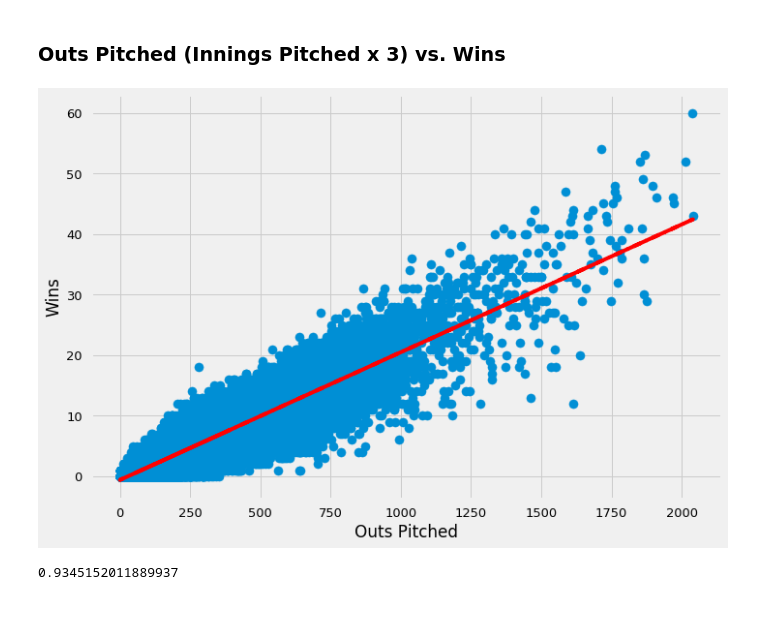
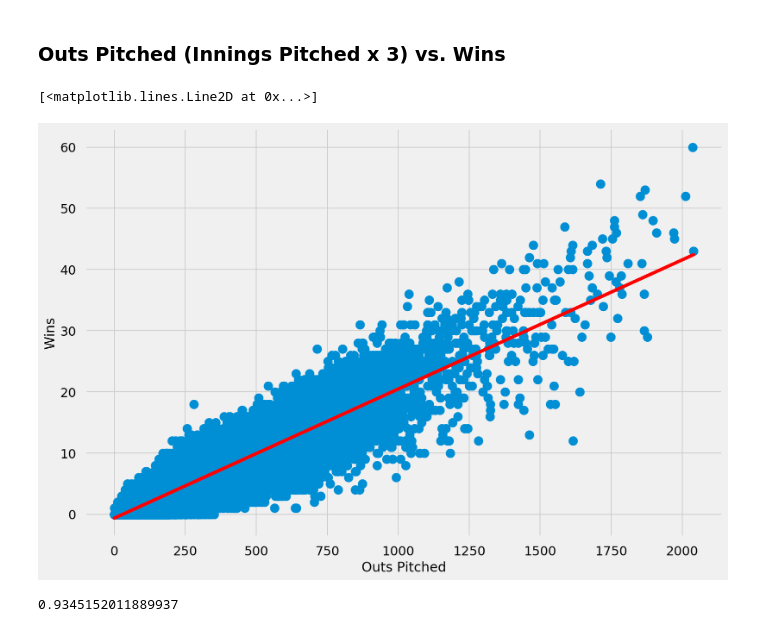
Before and after one commit to kennethn/baseball-statistics, a Jupyter notebook: Baseball.ipynb, the cells around one changed output. Saved outputs shown, nothing was run; the diff lists cells and outputs as text; code cells hidden in the pictures.

```diff
--- a/Baseball.ipynb
+++ b/Baseball.ipynb
@@ -14,6 +18,6 @@ import joypy
 # %%
 # PyPlot styles
-plt.style.use('seaborn-talk')
+plt.style.use('seaborn-poster')
 plt.style.use('fivethirtyeight')
 # %%
 # Get the data
@@ -117,15 +121,15 @@ I begin by exploring the relationship between certain pitching stats.
 # %%
 plt.xlabel('Outs Pitched')
 plt.ylabel('Wins')
 x = pitching['IPouts']
 y = pitching['W']
 plt.scatter(x, y)
 z = np.polyfit(x, y, 1)
 p = np.poly1d(z)
-plt.plot(x,p(x),"r--")
-plt.show()
+plt.plot(x,p(x),"r-")
 # %% [output]
+[<matplotlib.lines.Line2D at 0x...>]
-[figure, old version]
+[figure, new version]
 # %%
 correlation(pitching['IPouts'], pitching['W'])
 # %% [output]
```
Also changed, not shown: parts of 21 cells of this notebook.
